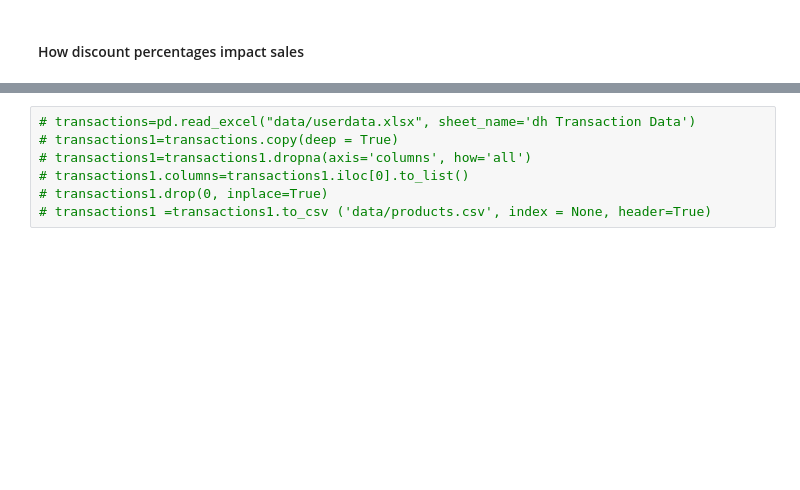
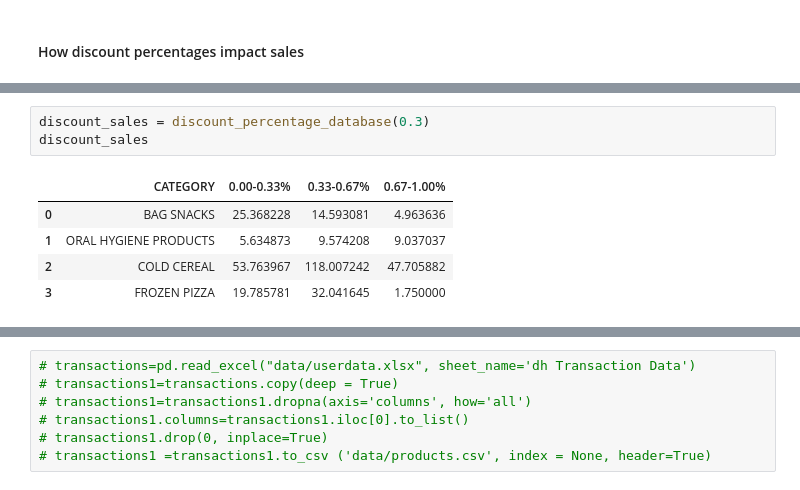
Before and after one commit to Lucianod28/Ada-project, a Jupyter notebook: Pulkit.ipynb, the cells around one changed output, grey strips where cells are left out. Cells and saved outputs as stored; diff of their text form; blank space fills up the shorter version.

```diff
--- a/Pulkit.ipynb
+++ b/Pulkit.ipynb
@@ -275,0 +269,9 @@ Ndays_Only = transactions[transactions.TPR_ONLY==1]\
+# %%
+discount_sales = discount_percentage_database(0.3)
+discount_sales
+# %% [output]
+|  | CATEGORY | 0.00-0.33% | 0.33-0.67% | 0.67-1.00% |
+| 0 | BAG SNACKS | 25.368228 | 14.593081 | 4.963636 |
+| 1 | ORAL HYGIENE PRODUCTS | 5.634873 | 9.574208 | 9.037037 |
+| 2 | COLD CEREAL | 53.763967 | 118.007242 | 47.705882 |
+| 3 | FROZEN PIZZA | 19.785781 | 32.041645 | 1.750000 |
```
Also changed, not shown: parts of 6 cells of this notebook.
